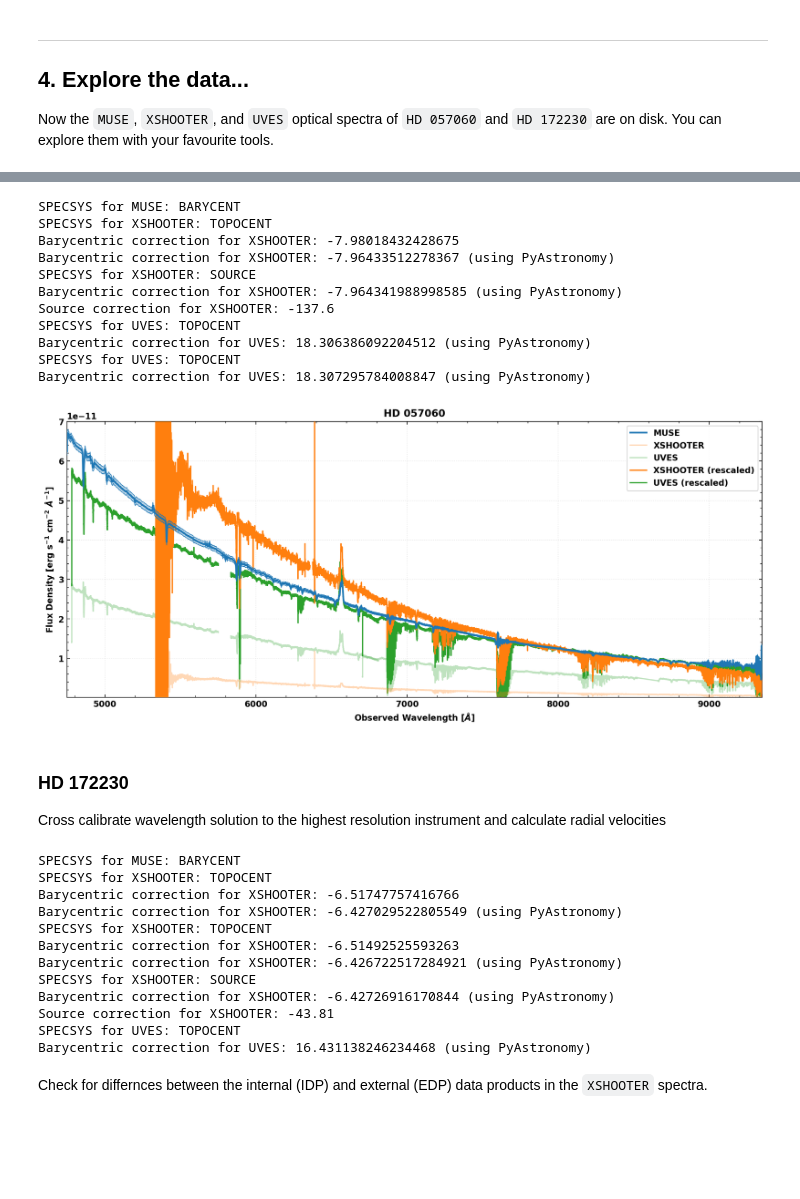
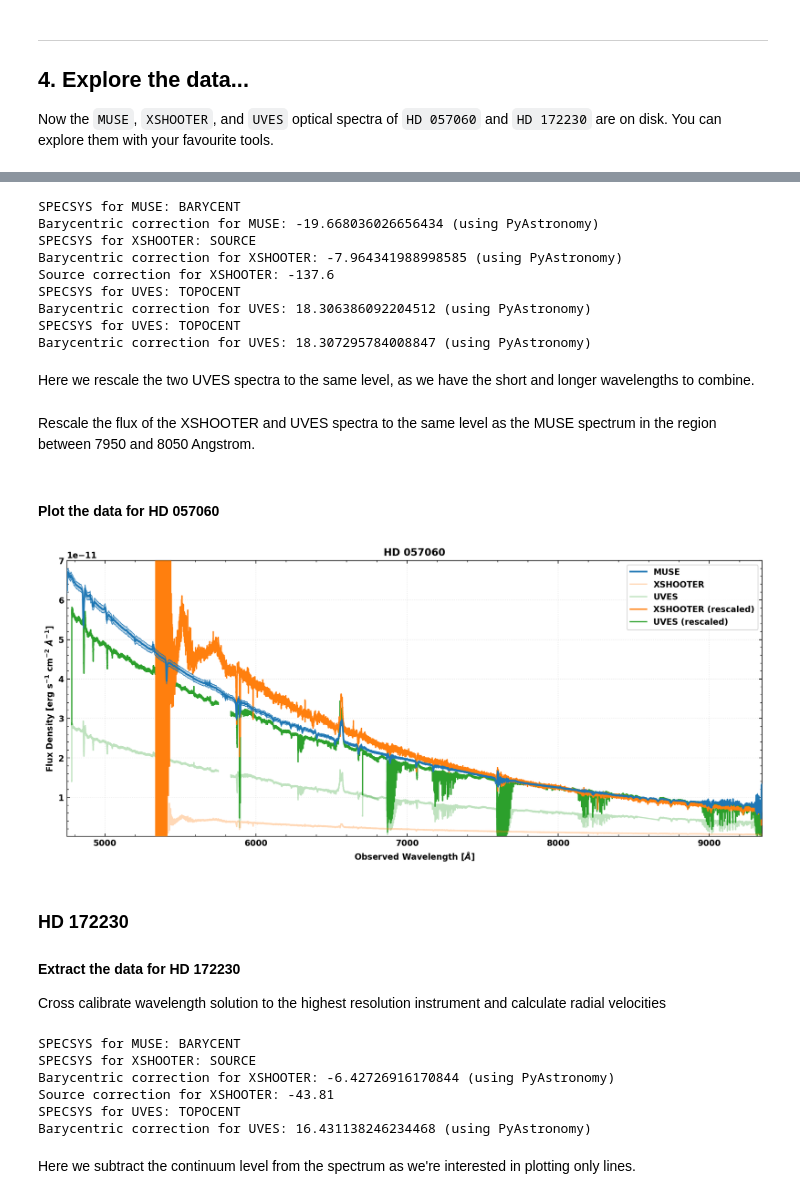
Before and after one commit to ashleythomasbarnes/ESOAsg, a Jupyter notebook: doc/notebooks/example01a_HOWTO_getDataFromRaDec.ipynb, the cells around one changed output, grey strips where cells are left out. Drawn from its saved outputs; the diff is of its cells as text; code cells hidden in the pictures; blank space fills up the shorter version.

```diff
--- a/doc/notebooks/example01a_HOWTO_getDataFromRaDec.ipynb
+++ b/doc/notebooks/example01a_HOWTO_getDataFromRaDec.ipynb
@@ -206,7 +226,6 @@ Now the `MUSE`, `XSHOOTER`, and `UVES` optical spectra of `HD 057060` and `HD 17
 Normalize spectra from different instrument at $8000 \mathring A$ and show the different shapes:
 # %%
-hdu_muse =      fits.open('./data/ADP.2020-02-26T15:36:25.254.fits')
-hdu_xshooter1 = fits.open('./data/ADP.2017-06-02T19:41:04.876.fits') # Older version of the dataset - Interal data product (IDP)
-hdu_xshooter2 = fits.open('./data/ADP.2020-07-28T07:32:26.167.fits') # Newest version of the dataset - External data product (EDP)
-hdu_uves1 =     fits.open('./data/ADP.2020-07-10T21:41:17.392.fits')
-hdu_uves2 =     fits.open('./data/ADP.2020-07-10T21:41:17.417.fits')
+hdu_muse =      fits.open('./data/ADP.2020-02-26T15:36:25.254.fits') # MUSE dataset
+hdu_xshooter = fits.open('./data/ADP.2020-07-28T07:32:26.167.fits') # XSHOOTER dataset
+hdu_uves1 =     fits.open('./data/ADP.2020-07-10T21:41:17.392.fits') # UVES dataset
+hdu_uves2 =     fits.open('./data/ADP.2020-07-10T21:41:17.417.fits') # UVES dataset
@@ -276,16 +300,15 @@ def extract_spectrum(hdu, instrument, verbose=False, check_bary=False):
 
     return spec_wave, spec_flux, spec_err
 
-spec_muse_wave, spec_muse_flux, spec_muse_fluxerr = extract_spectrum(hdu_muse, 'MUSE', verbose=False)
-spec_xshooter1_wave, spec_xshooter1_flux, spec_xshooter1_fluxerr = extract_spectrum(hdu_xshooter1, 'XSHOOTER', verbose=False, check_bary=True)
-spec_xshooter2_wave, spec_xshooter2_flux, spec_xshooter2_fluxerr = extract_spectrum(hdu_xshooter2, 'XSHOOTER', verbose=False, check_bary=True)
-spec_uves1_wave, spec_uves1_flux, spec_uves1_fluxerr = extract_spectrum(hdu_uves1, 'UVES', verbose=False)
-spec_uves2_wave, spec_uves2_flux, spec_uves2_fluxerr = extract_spectrum(hdu_uves2, 'UVES', verbose=False)
+# Extract the spectra from the FITS files
+# The function returns the wavelength, flux and flux error of the spectrum for each instrument in an array
+spec_muse_wave, spec_muse_flux, spec_muse_fluxerr = extract_spectrum(hdu_muse, 'MUSE', verbose=False, check_bary=True)
+spec_xshooter_wave, spec_xshooter_flux, spec_xshooter_fluxerr = extract_spectrum(hdu_xshooter, 'XSHOOTER', verbose=False, check_bary=True)
+spec_uves1_wave, spec_uves1_flux, spec_uves1_fluxerr = extract_spectrum(hdu_uves1, 'UVES', verbose=False, check_bary=True)
+spec_uves2_wave, spec_uves2_flux, spec_uves2_fluxerr = extract_spectrum(hdu_uves2, 'UVES', verbose=False, check_bary=True)
 # %% [output]
 SPECSYS for MUSE: BARYCENT
-SPECSYS for XSHOOTER: TOPOCENT
-Barycentric correction for XSHOOTER: -7.98018432428675
-Barycentric correction for XSHOOTER: -7.96433512278367 (using PyAstronomy)
+Barycentric correction for MUSE: -19.668036026656434 (using PyAstronomy)
 SPECSYS for XSHOOTER: SOURCE
 Barycentric correction for XSHOOTER: -7.964341988998585 (using PyAstronomy)
 Source correction for XSHOOTER: -137.6
@@ -293,6 +316,8 @@ SPECSYS for UVES: TOPOCENT
 Barycentric correction for UVES: 18.306386092204512 (using PyAstronomy)
 SPECSYS for UVES: TOPOCENT
 Barycentric correction for UVES: 18.307295784008847 (using PyAstronomy)
+# %% [markdown]
+Here we rescale the two UVES spectra to the same level, as we have the short and longer wavelengths to combine.
 # %%
 def rescale_uves(spec_uves1_wave, spec_uves2_wave, spec_uves1_flux, spec_uves2_flux, wave_min = 6710, wave_max = 6790):
 
@@ -323,6 +348,8 @@ def rescale_uves(spec_uves1_wave, spec_uves2_wave, spec_uves1_flux, spec_uves2_f
     return spec_uves1_flux, spec_uves2_flux
 
 spec_uves1_flux, spec_uves2_flux = rescale_uves(spec_uves1_wave, spec_uves2_wave, spec_uves1_flux, spec_uves2_flux)
+# %% [markdown]
+Rescale the flux of the XSHOOTER and UVES spectra to the same level as the MUSE spectrum in the region between 7950 and 8050 Angstrom.
 # %%
 def rescale_spectrum(spex_wave, spec_flux, wave_min=7950, wave_max=8050):
     """
@@ -342,47 +369,48 @@ def rescale_spectrum(spex_wave, spec_flux, wave_min=7950, wave_max=8050):
     return norm
 
 norm_muse = rescale_spectrum(spec_muse_wave, spec_muse_flux)
-norm_xshooter1 = rescale_spectrum(spec_xshooter1_wave, spec_xshooter1_flux)
-norm_xshooter2 = rescale_spectrum(spec_xshooter2_wave, spec_xshooter2_flux)
+norm_xshooter = rescale_spectrum(spec_xshooter_wave, spec_xshooter_flux)
 norm_uves1 = rescale_spectrum(spec_uves1_wave, spec_uves1_flux)
 
-spec_xshooter1_flux_rescaled = spec_xshooter1_flux * (norm_muse / norm_xshooter1)
-spec_xshooter2_flux_rescaled = spec_xshooter2_flux * (norm_muse / norm_xshooter2)
+spec_xshooter_flux_rescaled = spec_xshooter_flux * (norm_muse / norm_xshooter)
 spec_uves1_flux_rescaled = spec_uves1_flux * (norm_muse / norm_uves1)
 spec_uves2_flux_rescaled = spec_uves2_flux * (norm_muse / norm_uves1)
+# %% [markdown]
+#### <a> Plot the data for HD 057060 </a>
 # %%
 # Plot re-normalized spectra
 fig = plt.figure(figsize=(15, 6))
 ax = fig.add_subplot(111)
 
 ax.plot(spec_muse_wave, spec_muse_flux, c='C0', label='MUSE', zorder=4, lw=2)
 ax.fill_between(spec_muse_wave, spec_muse_flux-spec_muse_fluxerr, spec_muse_flux+spec_muse_fluxerr, color='C0', alpha=0.3, zorder=4)
 ax.plot(spec_muse_wave, spec_muse_flux-spec_muse_fluxerr, c='C0', zorder=4, lw=0.5)
 ax.plot(spec_muse_wave, spec_muse_flux+spec_muse_fluxerr, c='C0', zorder=4, lw=0.5)
 
-ax.plot(spec_xshooter1_wave, spec_xshooter1_flux, c='C1', alpha=0.3, label='XSHOOTER', zorder=3)
+ax.plot(spec_xshooter_wave, spec_xshooter_flux, c='C1', alpha=0.3, label='XSHOOTER', zorder=3)
 ax.plot(spec_uves1_wave, spec_uves1_flux, c='C2', alpha=0.3, label='UVES', zorder=2)
 ax.plot(spec_uves2_wave, spec_uves2_flux, c='C2', alpha=0.3, zorder=2)
 
-ax.plot(spec_xshooter1_wave, spec_xshooter1_flux_rescaled, label=r'XSHOOTER (rescaled)', c='C1', zorder=3)
+ax.plot(spec_xshooter_wave, spec_xshooter_flux_rescaled, label=r'XSHOOTER (rescaled)', c='C1', zorder=3)
 ax.plot(spec_uves1_wave, spec_uves1_flux_rescaled, label=r'UVES (rescaled)', c='C2', zorder=2)
 ax.plot(spec_uves2_wave, spec_uves2_flux_rescaled, c='C2', zorder=2)
 
 ax.set_xlim(min(spec_muse_wave), max(spec_muse_wave))
 ax.set_ylim(0.1e-12, 7e-11)
 ax.set_xlabel(r'Observed Wavelength [$\AA$]')
 ax.set_ylabel(r'Flux Density [erg s$^{-1}$ cm$^{-2}$ $\AA^{-1}$]')
 ax.set_title(r'HD 057060')
 
 ax.legend(loc='upper right')
 ax.grid(True, ls=':', alpha=0.3)
 
 fig.savefig('figures/HD057060.png', format='png', bbox_inches='tight')
 # %% [output]
-[figure, old version]
+[figure, new version]
 # %% [markdown]
 ### <a id='HD 172230'> HD 172230 </a>
 
+#### <a> Extract the data for HD 172230 </a>
 
 Cross calibrate wavelength solution to the highest resolution instrument and calculate radial velocities
 # %%
@@ -394,22 +420,16 @@ hdu_uves =      fits.open('./data/ADP.2021-09-16T14:46:40.723.fits')
 # %%
 spec_muse_wave, spec_muse_flux, spec_muse_fluxerr = extract_spectrum(hdu_muse, 'MUSE', verbose=False)
-spec_xshooter1_wave, spec_xshooter1_flux, spec_xshooter1_fluxerr = extract_spectrum(hdu_xshooter1, 'XSHOOTER', verbose=False, check_bary=True)
-spec_xshooter2_wave, spec_xshooter2_flux, spec_xshooter2_fluxerr = extract_spectrum(hdu_xshooter2, 'XSHOOTER', verbose=False, check_bary=True)
-spec_xshooter3_wave, spec_xshooter3_flux, spec_xshooter3_fluxerr = extract_spectrum(hdu_xshooter3, 'XSHOOTER', verbose=False, check_bary=True)
+spec_xshooter_wave, spec_xshooter_flux, spec_xshooter_fluxerr = extract_spectrum(hdu_xshooter, 'XSHOOTER', verbose=False, check_bary=True)
 spec_uves_wave, spec_uves_flux, spec_uves_fluxerr = extract_spectrum(hdu_uves, 'UVES', verbose=False)
 # %% [output]
 SPECSYS for MUSE: BARYCENT
-SPECSYS for XSHOOTER: TOPOCENT
-Barycentric correction for XSHOOTER: -6.51747757416766
-Barycentric correction for XSHOOTER: -6.427029522805549 (using PyAstronomy)
-SPECSYS for XSHOOTER: TOPOCENT
-Barycentric correction for XSHOOTER: -6.51492525593263
-Barycentric correction for XSHOOTER: -6.426722517284921 (using PyAstronomy)
 SPECSYS for XSHOOTER: SOURCE
 Barycentric correction for XSHOOTER: -6.42726916170844 (using PyAstronomy)
 Source correction for XSHOOTER: -43.81
 SPECSYS for UVES: TOPOCENT
 Barycentric correction for UVES: 16.431138246234468 (using PyAstronomy)
+# %% [markdown]
+Here we subtract the continuum level from the spectrum as we're interested in plotting only lines.
 # %%
 def continuum_subtraction(wave, flux, wl_left_min=6423, wl_left_max=6428, wl_right_min=6685, wl_right_max=6690, poly_order=1):
 
@@ -464,3 +479 @@ spec_xshooter3_vel = calculate_velocity(spec_xshooter3_wave)
 spec_muse_vel = calculate_velocity(spec_muse_wave)
-# %% [markdown]
-Check for differnces between the internal (IDP) and external (EDP) data products in the `XSHOOTER` spectra.
```
Also changed, not shown: parts of 19 cells of this notebook, 5 other files.
